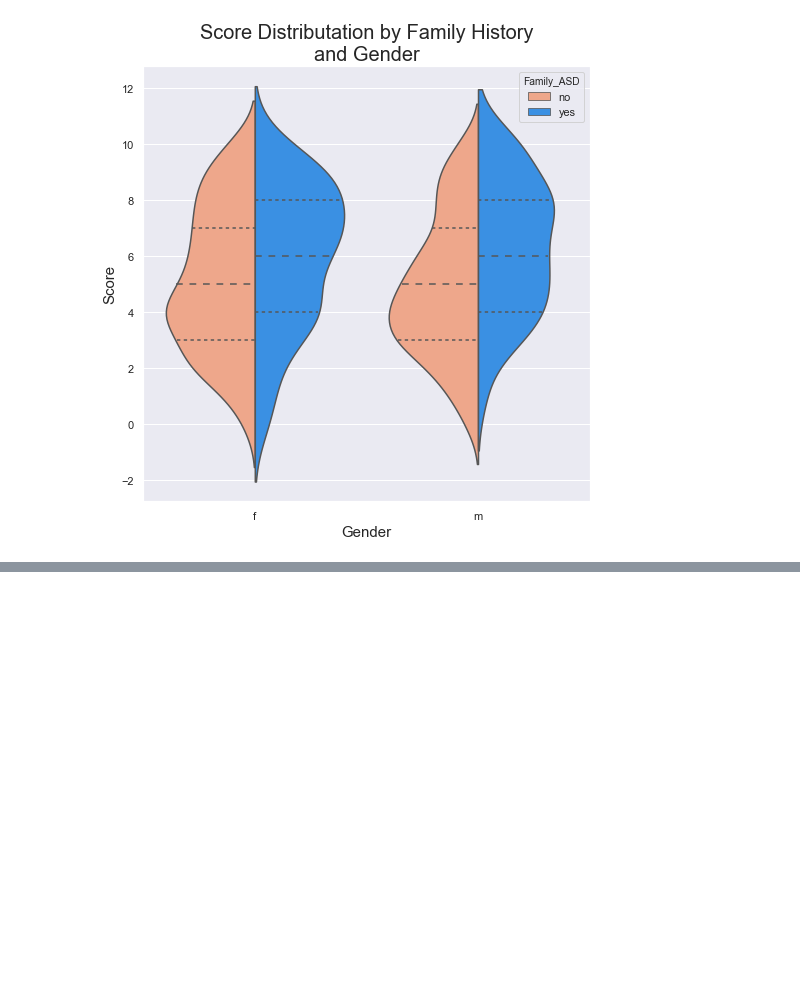
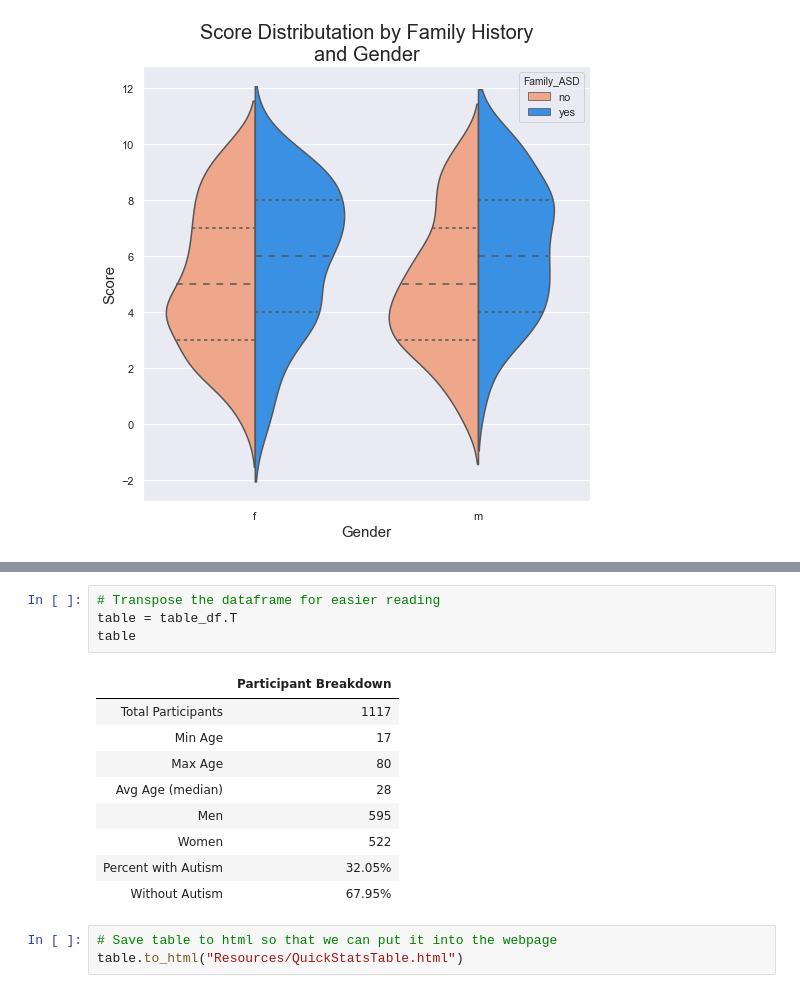
Before and after one commit to makeller234/asd_machine_learning, a Jupyter notebook: Untitled_Vallie.ipynb, the cells around one changed output, grey strips where cells are left out. Drawn from its saved outputs; the diff is of its cells as text; blank space fills up the shorter version.

```diff
--- a/Untitled_Vallie.ipynb
+++ b/Untitled_Vallie.ipynb
@@ -110,0 +172,17 @@ new_df.to_html("Resources/testingTable.html")
+# %%
+# Transpose the dataframe for easier reading
+table = table_df.T
+table
+# %% [output]
+|  | Participant Breakdown |
+| Total Participants | 1117 |
+| Min Age | 17 |
+| Max Age | 80 |
+| Avg Age (median) | 28 |
+| Men | 595 |
+| Women | 522 |
+| Percent with Autism | 32.05% |
+| Without Autism | 67.95% |
+# %%
+# Save table to html so that we can put it into the webpage
+table.to_html("Resources/QuickStatsTable.html")
```
Also changed, not shown: parts of 17 cells of this notebook, 4 other files.
